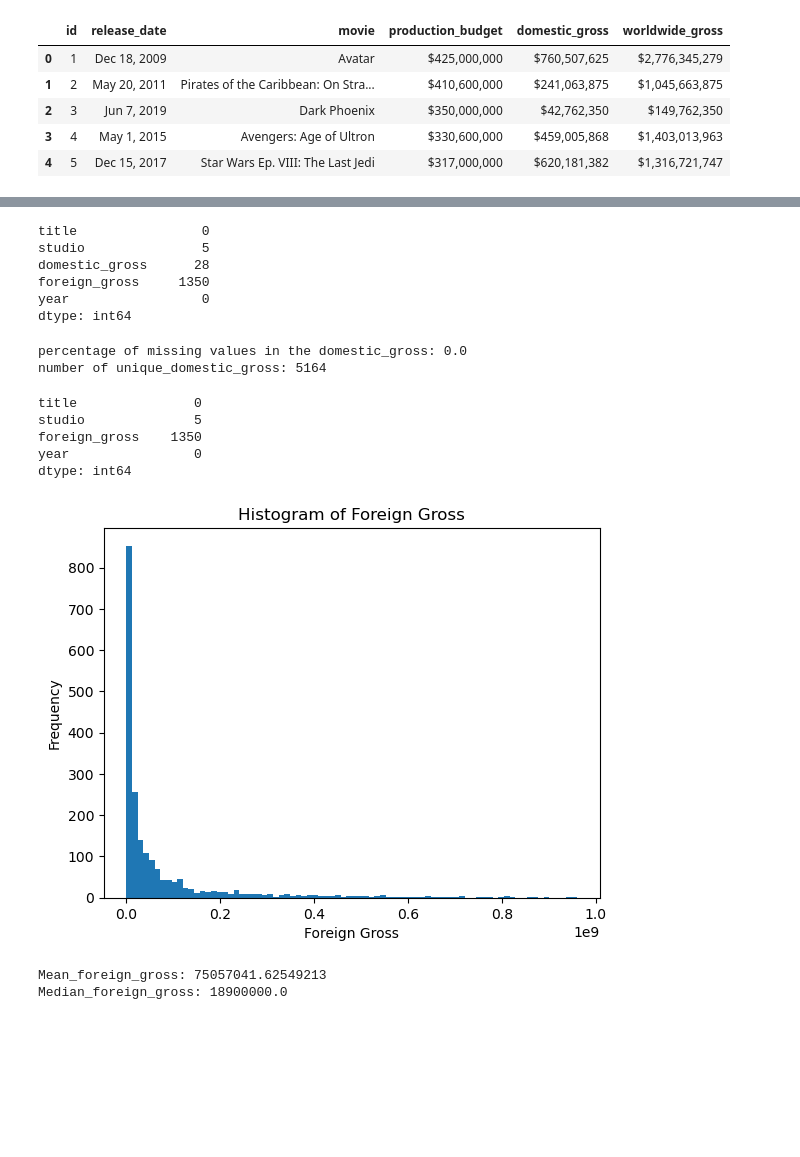
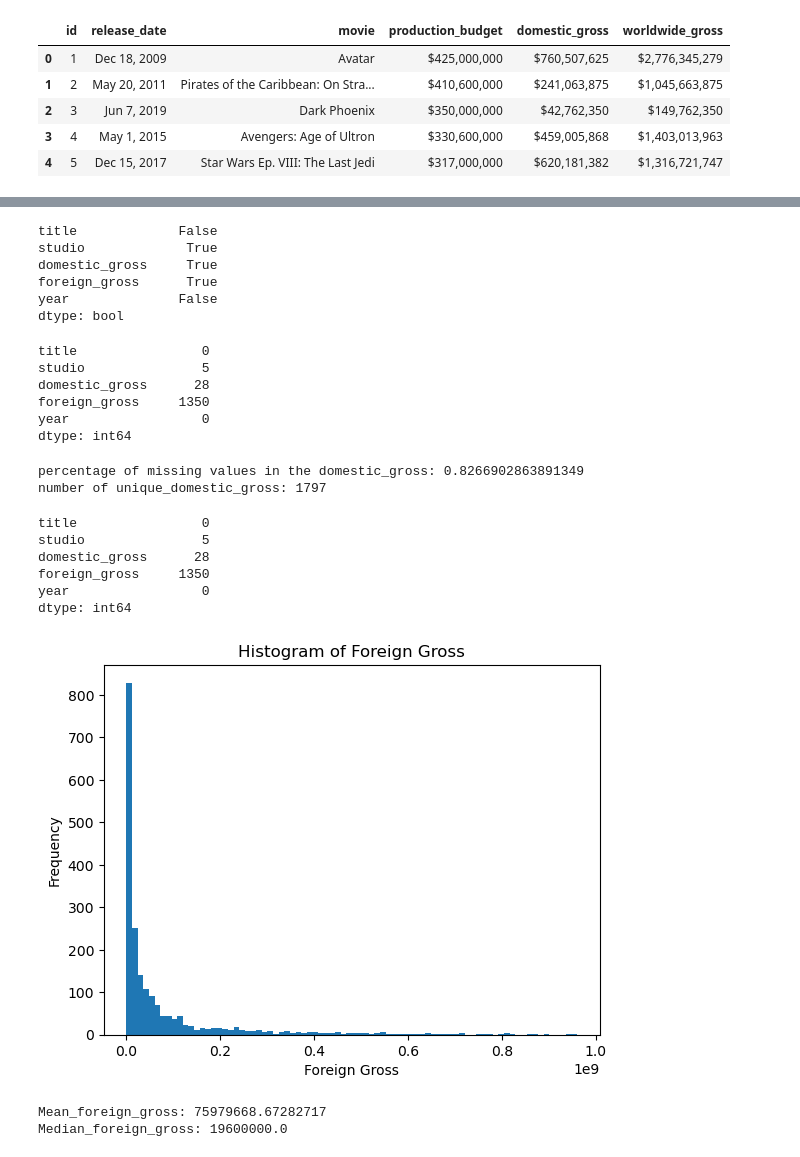
Before and after one commit to FarhiyaJarso/Microsoft-movie-project, a Jupyter notebook: student.ipynb, the cells around one changed output, grey strips where cells are left out. Saved outputs shown, nothing was run; the diff lists cells and outputs as text; code cells hidden in the pictures; blank space fills up the shorter version.

Commit message:
Data Analysis 1

```diff
--- a/student.ipynb
+++ b/student.ipynb
@@ -153,0 +209,4 @@ dtype: bool
+# %%
+#loading the bom.movie data
+df2 = pd.read_csv("zippedData/bom.movie_gross.csv")
+df2.head()
@@ -154,2 +235,13 @@ dtype: bool
+# %%
+# checking for missing values in each column
+missing_values = df2.isnull().any()
+missing_values
+# %% [output]
+title             False
+studio             True
+domestic_gross     True
+foreign_gross      True
+year              False
+dtype: bool
 # %%
 # checking total missing values in each column
@@ -164,13 +256,13 @@ year                 0
 dtype: int64
 # %%
 #calculating the percentage of rows with missing values in the "domestic_gross" column
-percentage_missing_domestic_gross = (df["domestic_gross"].isna().sum()/len(df))*100
+percentage_missing_domestic_gross = (df2["domestic_gross"].isna().sum()/len(df2))*100
 print("percentage of missing values in the domestic_gross:" , percentage_missing_domestic_gross)
 #number of unique values in the "domestic_gross"
-num_unique_domestic_gross = df["domestic_gross"].nunique()
+num_unique_domestic_gross = df2["domestic_gross"].nunique()
 print("number of unique_domestic_gross:", num_unique_domestic_gross)
 # %% [output]
-percentage of missing values in the domestic_gross: 0.0
-number of unique_domestic_gross: 5164
+percentage of missing values in the domestic_gross: 0.8266902863891349
+number of unique_domestic_gross: 1797
 # %%
 #drop the "domestic_gross" empties
@@ -178,39 +271,39 @@ df1.drop(columns=["domestic_gross"], inplace=True)
 # %%
 #check the remaining nuumber of null values in each column
-remaining_missing_values = df1.isna().sum()
+remaining_missing_values = df2.isna().sum()
 remaining_missing_values
 # %% [output]
-title               0
-studio              5
-foreign_gross    1350
-year                0
+title                0
+studio               5
+domestic_gross      28
+foreign_gross     1350
+year                 0
 dtype: int64
 # %%
 #computing placeholder values for missing foreign_gross
 # Convert "foreign_gross" column to numeric, handling errors
-df1['foreign_gross'] = pd.to_numeric(df1['foreign_gross'], errors='coerce')
+df2['foreign_gross'] = pd.to_numeric(df2['foreign_gross'], errors='coerce')
 
 # Remove NaN values
-df1.dropna(subset=['foreign_gross'], inplace=True)
+df2.dropna(subset=['foreign_gross'], inplace=True)
 
 # Plot histogram
-plt.hist(df1['foreign_gross'], bins=80)
+plt.hist(df2['foreign_gross'], bins=80)
 plt.title('Histogram of Foreign Gross')
 plt.xlabel('Foreign Gross')
 plt.ylabel('Frequency')
 plt.show()
 
 
-
 #print out the mean and medioan for the "foreign_gross" column
-foreign_gross_mean = df1["foreign_gross"].mean()
-foreign_gross_median = df1["foreign_gross"].median()
+foreign_gross_mean = df2["foreign_gross"].mean()
+foreign_gross_median = df2["foreign_gross"].median()
 
 print("Mean_foreign_gross:", foreign_gross_mean)
 print("Median_foreign_gross:", foreign_gross_median)
 # %% [output]
-[figure, old version]
+[figure, new version]
-Mean_foreign_gross: 75057041.62549213
-Median_foreign_gross: 18900000.0
+Mean_foreign_gross: 75979668.67282717
+Median_foreign_gross: 19600000.0
 # %%
 #imputing null vales in foreign_gross with the median
```
Also changed, not shown: parts of 24 cells of this notebook.
